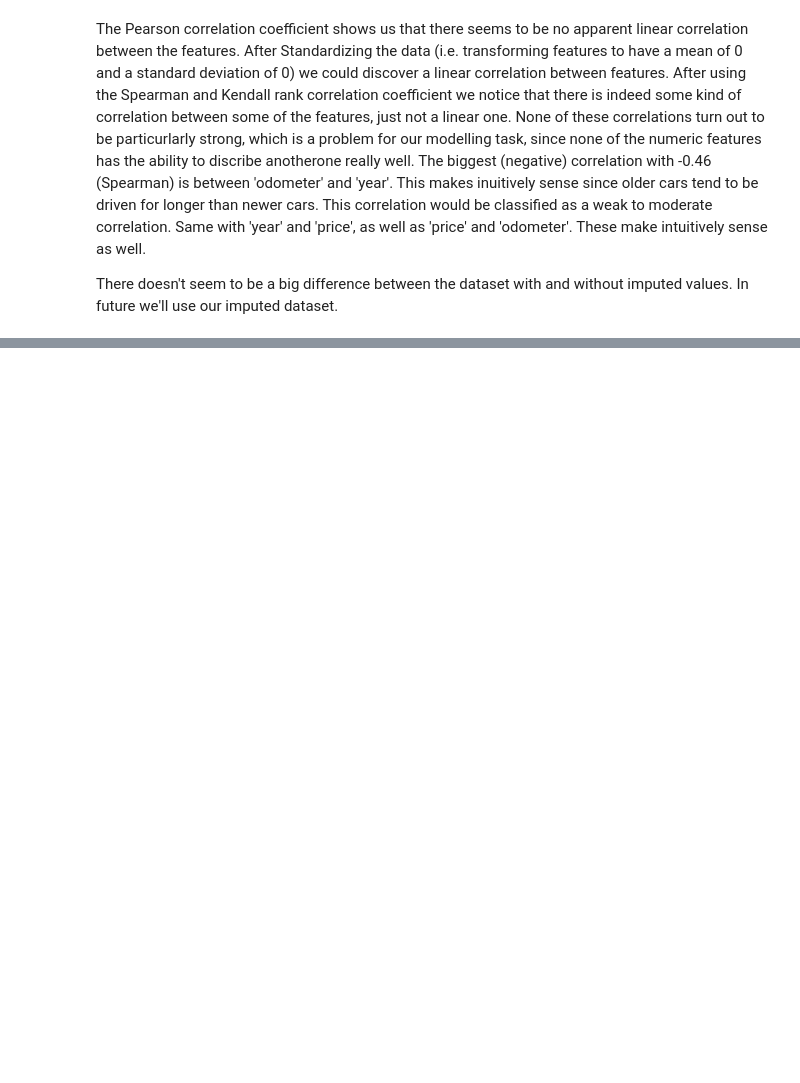
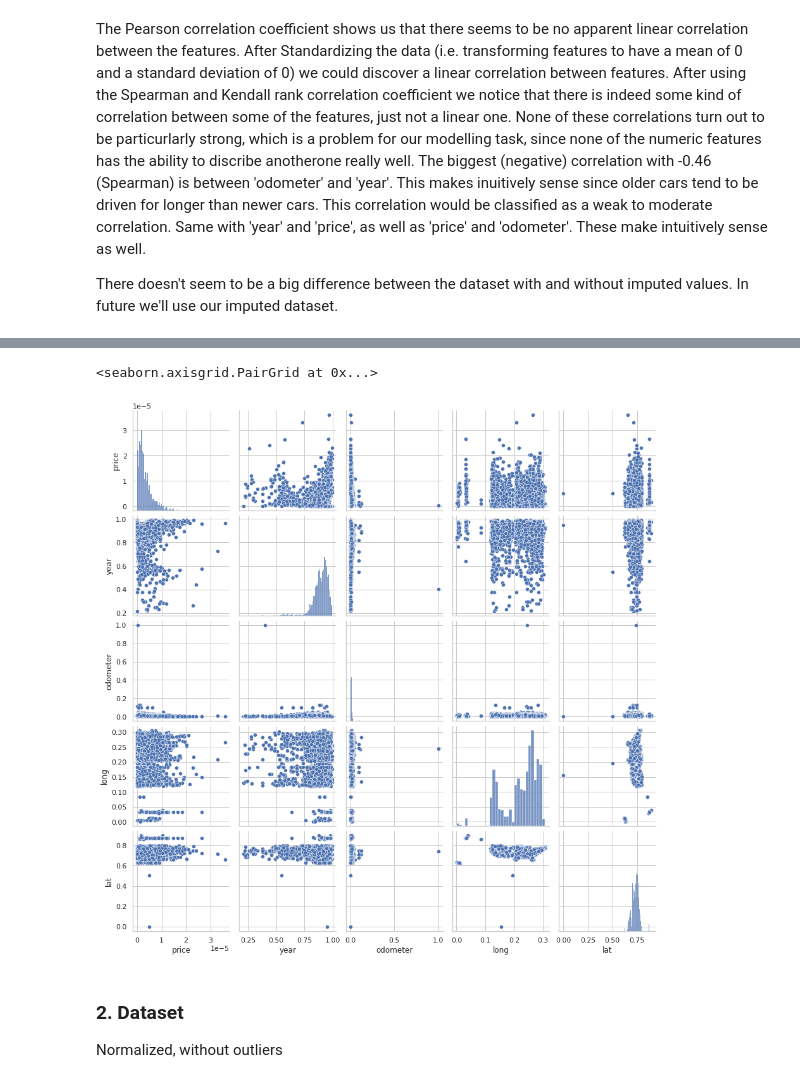
Before and after one commit to MyPetOctocat/Applied-Analytics, a Jupyter notebook: general_preprocessing.ipynb, the cells around one changed output, grey strips where cells are left out. Cells and saved outputs as stored; diff of their text form; code cells hidden in the pictures; blank space fills up the shorter version.

```diff
--- a/general_preprocessing.ipynb
+++ b/general_preprocessing.ipynb
@@ -329,0 +364,7 @@ https://colab.research.google.com/github/kirenz/modern-statistics/blob/main/10a-
+# %%
+# Pipeline
+transformer = Pipeline(steps=[
+    ('normalizer', MinMaxScaler()),
+    ('standarizer', RobustScaler())
+    #('standarizer', StandardScaler())
+    ])
@@ -329,0 +374,4 @@ https://colab.research.google.com/github/kirenz/modern-statistics/blob/main/10a-
+# %%
+df_norm = df_impute.copy()
+df_norm[['price', 'year', 'odometer', 'lat', 'long']] = transformer['normalizer'].fit_transform(df_norm[['price', 'year', 'odometer', 'lat', 'long']])
+df_norm
@@ -329,0 +392,8 @@ https://colab.research.google.com/github/kirenz/modern-statistics/blob/main/10a-
+# %%
+sns.pairplot(df_norm[['price', 'year', 'odometer', 'long', 'lat']].sample(n=5000, random_state=3))
+# %% [output]
+<seaborn.axisgrid.PairGrid at 0x...>
+[figure, added]
+# %% [markdown]
+### 2. Dataset
+Normalized, without outliers
```
Also changed, not shown: parts of 45 cells of this notebook.
